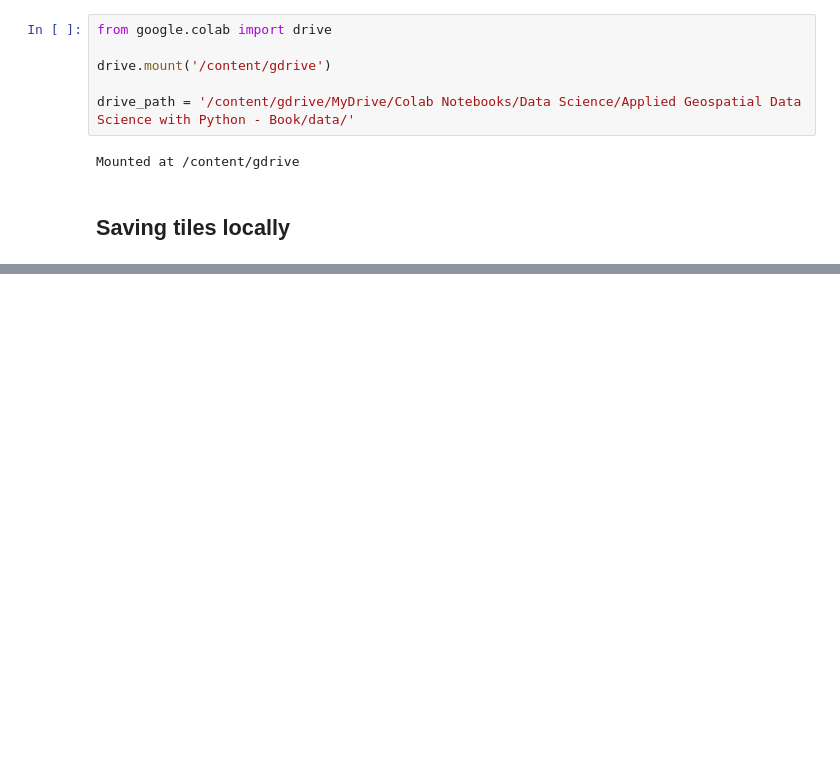
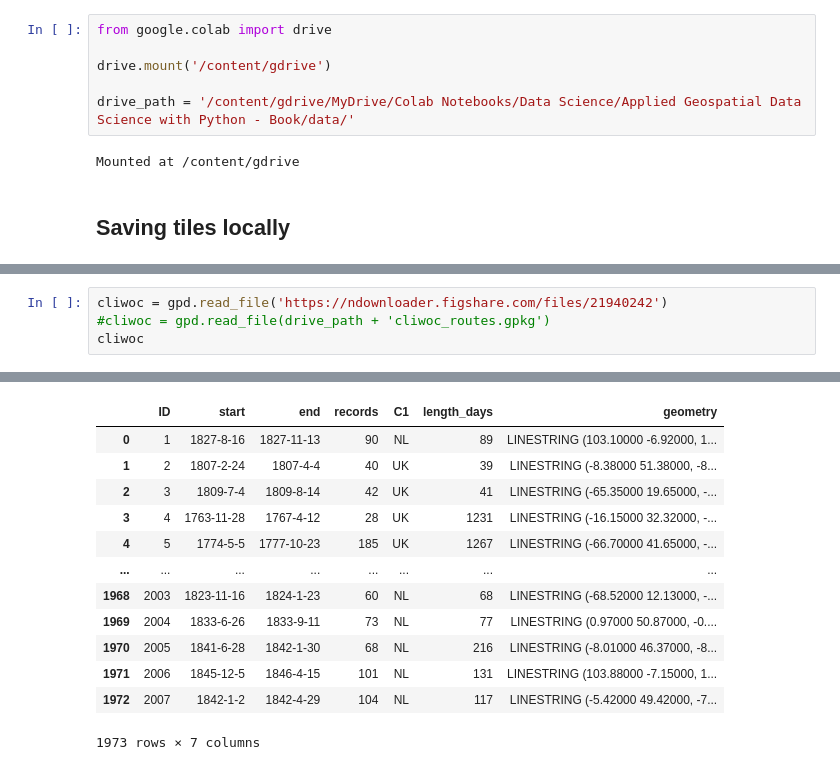
Before and after one commit to PaulToronto/Applied-Geospatial-Data-Science-with-Python---Book, a Jupyter notebook: 2_4_Contextily_Working_With_Local_Files.ipynb, the cells around one changed output, grey strips where cells are left out. Drawn from its saved outputs; the diff is of its cells as text; blank space fills up the shorter version.

```diff
--- a/2_4_Contextily_Working_With_Local_Files.ipynb
+++ b/2_4_Contextily_Working_With_Local_Files.ipynb
@@ -40,0 +47,5 @@ Mounted at /content/gdrive
+# %%
+cliwoc = gpd.read_file('https://ndownloader.figshare.com/files/21940242')
+#cliwoc = gpd.read_file(drive_path + 'cliwoc_routes.gpkg')
+cliwoc
+# %% [output]
@@ -40,0 +53,13 @@ Mounted at /content/gdrive
+|  | ID | start | end | records | C1 | length_days | geometry |
+| 0 | 1 | 1827-8-16 | 1827-11-13 | 90 | NL | 89 | LINESTRING (103.10000 -6.92000, 1... |
+| 1 | 2 | 1807-2-24 | 1807-4-4 | 40 | UK | 39 | LINESTRING (-8.38000 51.38000, -8... |
+| 2 | 3 | 1809-7-4 | 1809-8-14 | 42 | UK | 41 | LINESTRING (-65.35000 19.65000, -... |
+| 3 | 4 | 1763-11-28 | 1767-4-12 | 28 | UK | 1231 | LINESTRING (-16.15000 32.32000, -... |
+| 4 | 5 | 1774-5-5 | 1777-10-23 | 185 | UK | 1267 | LINESTRING (-66.70000 41.65000, -... |
+| ... | ... | ... | ... | ... | ... | ... | ... |
+| 1968 | 2003 | 1823-11-16 | 1824-1-23 | 60 | NL | 68 | LINESTRING (-68.52000 12.13000, -... |
+| 1969 | 2004 | 1833-6-26 | 1833-9-11 | 73 | NL | 77 | LINESTRING (0.97000 50.87000, -0.... |
+| 1970 | 2005 | 1841-6-28 | 1842-1-30 | 68 | NL | 216 | LINESTRING (-8.01000 46.37000, -8... |
+| 1971 | 2006 | 1845-12-5 | 1846-4-15 | 101 | NL | 131 | LINESTRING (103.88000 -7.15000, 1... |
+| 1972 | 2007 | 1842-1-2 | 1842-4-29 | 104 | NL | 117 | LINESTRING (-5.42000 49.42000, -7... |
+1973 rows × 7 columns
```
Also changed, not shown: parts of 5 cells of this notebook.
